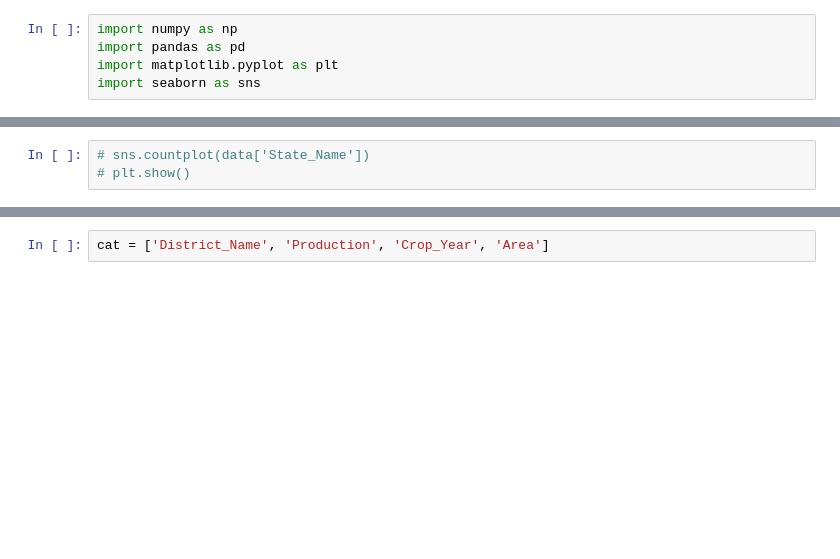
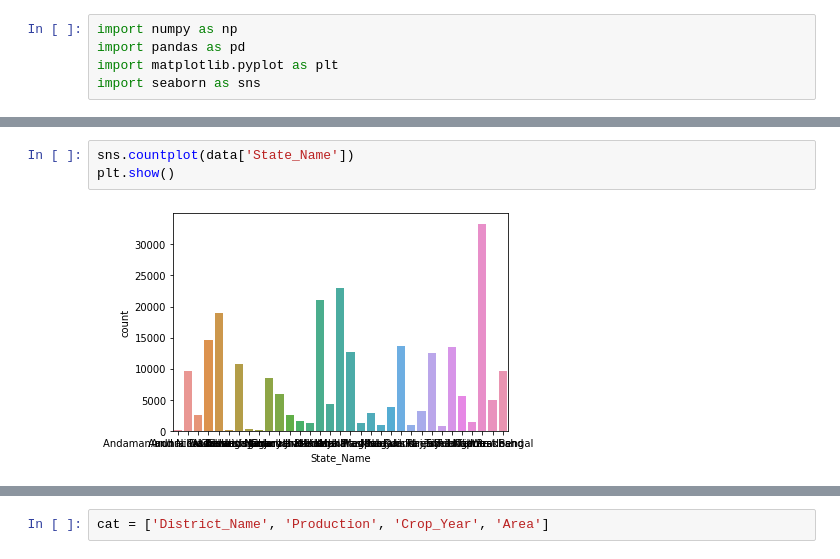
Before and after one commit to Kenfinn/AIMastery_Orbit, a Jupyter notebook: Quiz_1_Week_4_Afinzaki_Amiral_mencari_insight_dengan_pendekatan_statistik_deskriptif_maupun_inferensial.ipynb, the cells around one changed output, grey strips where cells are left out. Drawn from its saved outputs; the diff is of its cells as text; blank space fills up the shorter version.

```diff
--- a/Quiz_1_Week_4_Afinzaki_Amiral_mencari_insight_dengan_pendekatan_statistik_deskriptif_maupun_inferensial.ipynb
+++ b/Quiz_1_Week_4_Afinzaki_Amiral_mencari_insight_dengan_pendekatan_statistik_deskriptif_maupun_inferensial.ipynb
@@ -63,6 +77,8 @@ print (data['Season'].unique())
 # %%
-# sns.countplot(data['State_Name'])
-# plt.show()
+sns.countplot(data['State_Name'])
+plt.show()
+# %% [output]
+[figure, added]
 # %%
 sns.countplot(data['Season'])
 plt.show()
```
Also changed, not shown: parts of 14 cells of this notebook.
